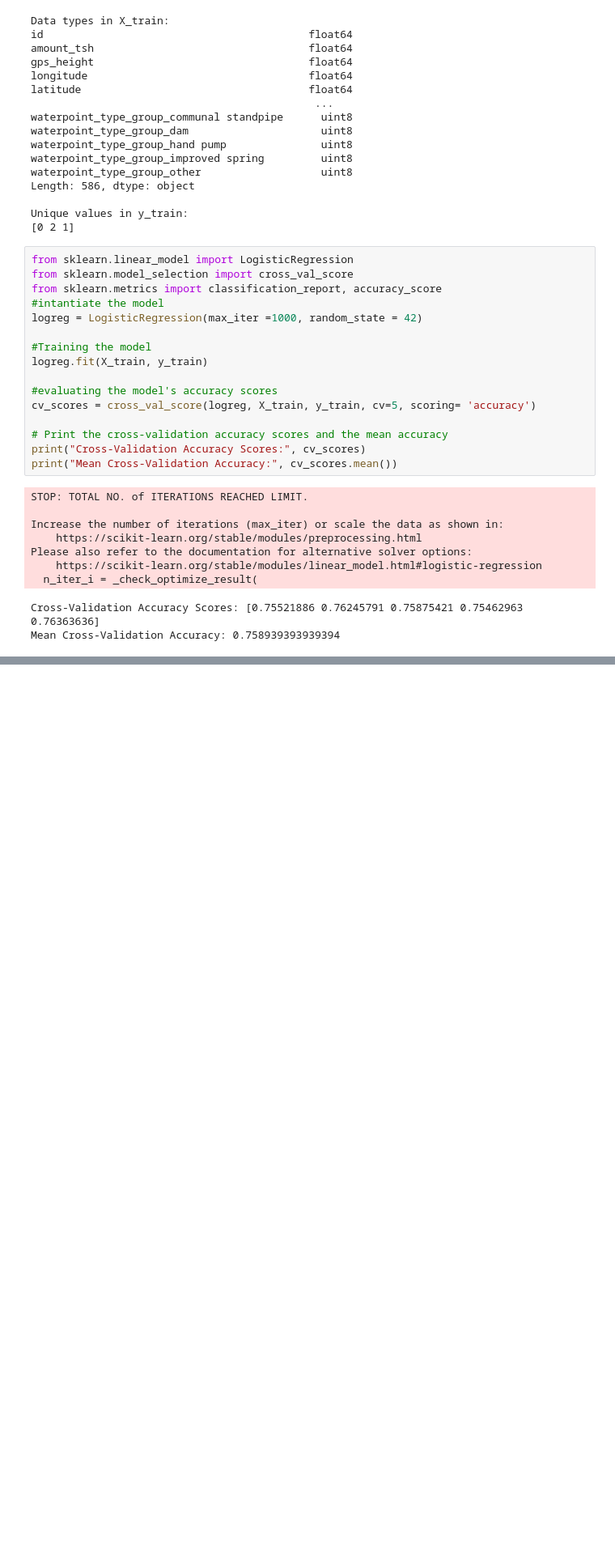
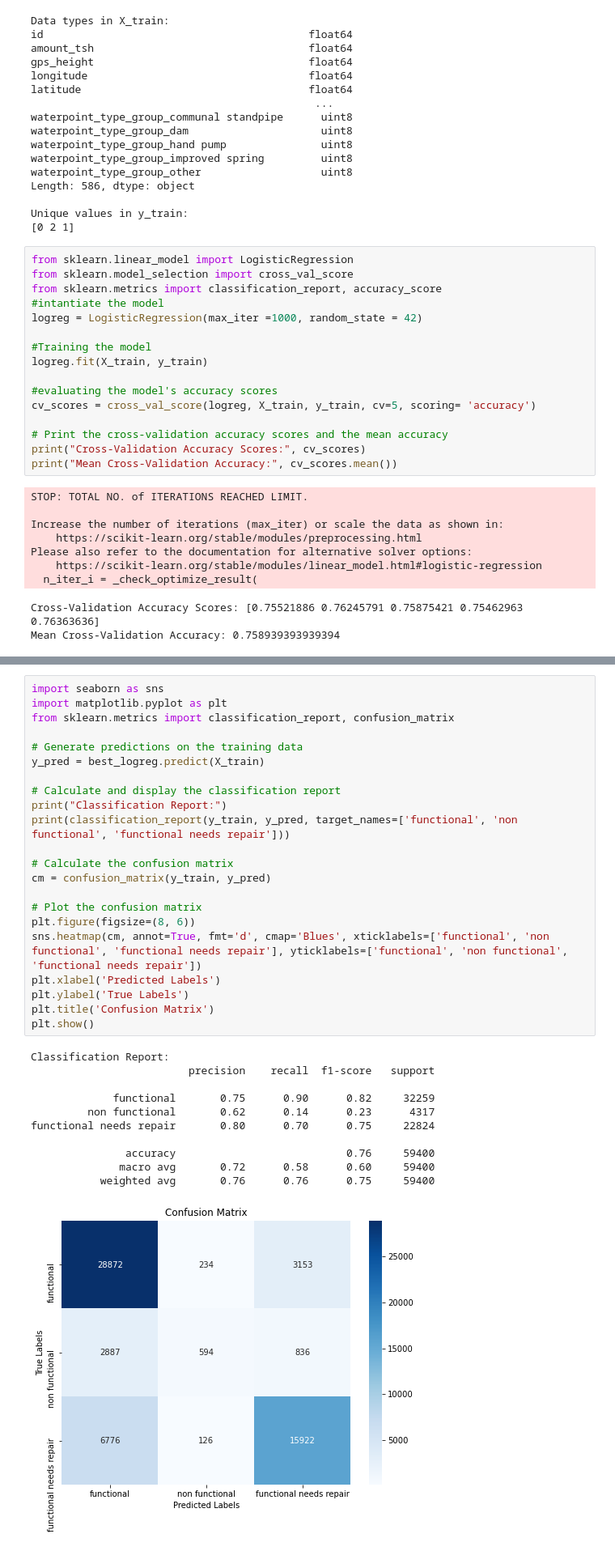
Before and after one commit to George-Chira/ml_water_project, a Jupyter notebook: index.ipynb, the cells around one changed output, grey strips where cells are left out. Shown: that part at 81% size. Cells and saved outputs as stored; diff of their text form; blank space fills up the shorter version.

```diff
--- a/index.ipynb
+++ b/index.ipynb
@@ -657,0 +720,34 @@ Mean Cross-Validation Accuracy: 0.758939393939394
+# %%
+import seaborn as sns
+import matplotlib.pyplot as plt
+from sklearn.metrics import classification_report, confusion_matrix
+
+# Generate predictions on the training data
+y_pred = best_logreg.predict(X_train)
+
+# Calculate and display the classification report
+print("Classification Report:")
+print(classification_report(y_train, y_pred, target_names=['functional', 'non functional', 'functional needs repair']))
+
+# Calculate the confusion matrix
+cm = confusion_matrix(y_train, y_pred)
+
+# Plot the confusion matrix
+plt.figure(figsize=(8, 6))
+sns.heatmap(cm, annot=True, fmt='d', cmap='Blues', xticklabels=['functional', 'non functional', 'functional needs repair'], yticklabels=['functional', 'non functional', 'functional needs repair'])
+plt.xlabel('Predicted Labels')
+plt.ylabel('True Labels')
+plt.title('Confusion Matrix')
+plt.show()
+# %% [output]
+Classification Report:
+                         precision    recall  f1-score   support
+
+             functional       0.75      0.90      0.82     32259
+         non functional       0.62      0.14      0.23      4317
+functional needs repair       0.80      0.70      0.75     22824
+
+               accuracy                           0.76     59400
+              macro avg       0.72      0.58      0.60     59400
+           weighted avg       0.76      0.76      0.75     59400
+[figure, added]
```
Also changed, not shown: parts of 5 cells of this notebook.
